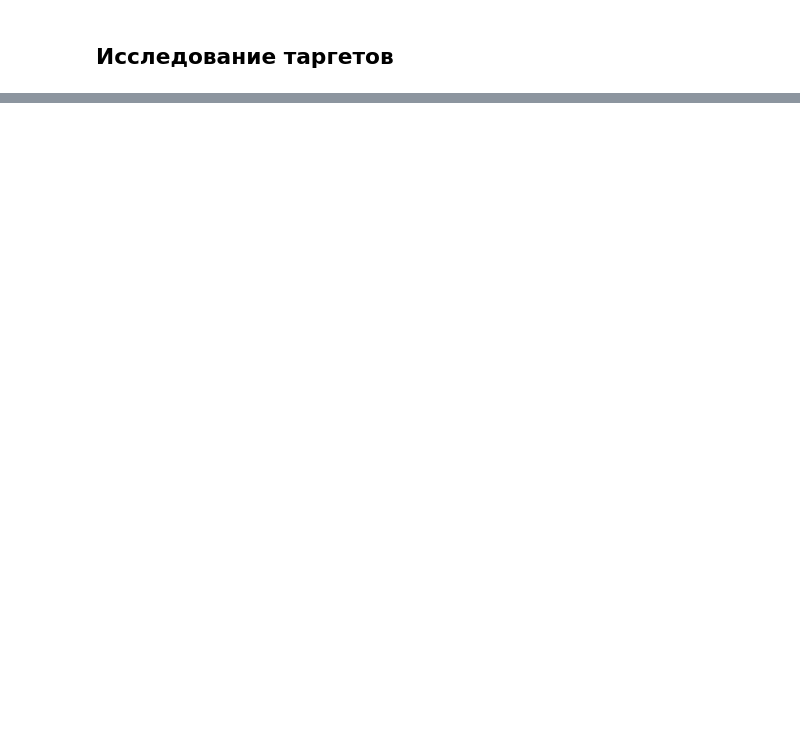
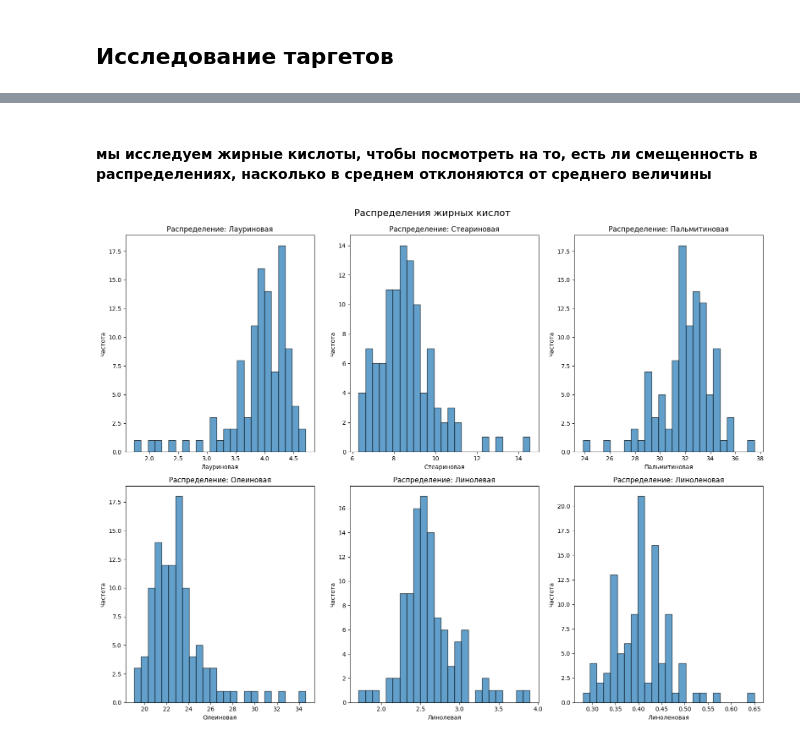
Before and after one commit to Sosylka19/EcoNiva-Cows, a Jupyter notebook: src/kis.ipynb, the cells around one changed output, grey strips where cells are left out. Cells and saved outputs as stored; diff of their text form; code cells hidden in the pictures; blank space fills up the shorter version.

```diff
--- a/src/kis.ipynb
+++ b/src/kis.ipynb
@@ -154,0 +39,17 @@ max      0.100000  7.280000
+# %% [markdown]
+#### мы исследуем жирные кислоты, чтобы посмотреть на то, есть ли смещенность в распределениях, насколько в среднем отклоняются от среднего величины
+# %%
+fig, axes = plt.subplots(2, 3, figsize=(16, 12))
+axes = axes.ravel()
+columns = ['Лауриновая',  'Стеариновая','Пальмитиновая','Олеиновая',  'Линолевая' ,'Линоленовая']
+for i, column in enumerate(columns):
+    axes[i].hist(df_clean[column].dropna(), bins=25, alpha=0.7, edgecolor='black')
+    axes[i].set_title(f'Распределение: {column}')
+    axes[i].set_xlabel(column)
+    axes[i].set_ylabel('Частота')
+
+plt.tight_layout()
+plt.suptitle('Распределения жирных кислот', y=1.02, fontsize=16)
+plt.show()
+# %% [output]
+[figure, added]
```
Also changed, not shown: parts of 12 cells of this notebook, 11 other files.
